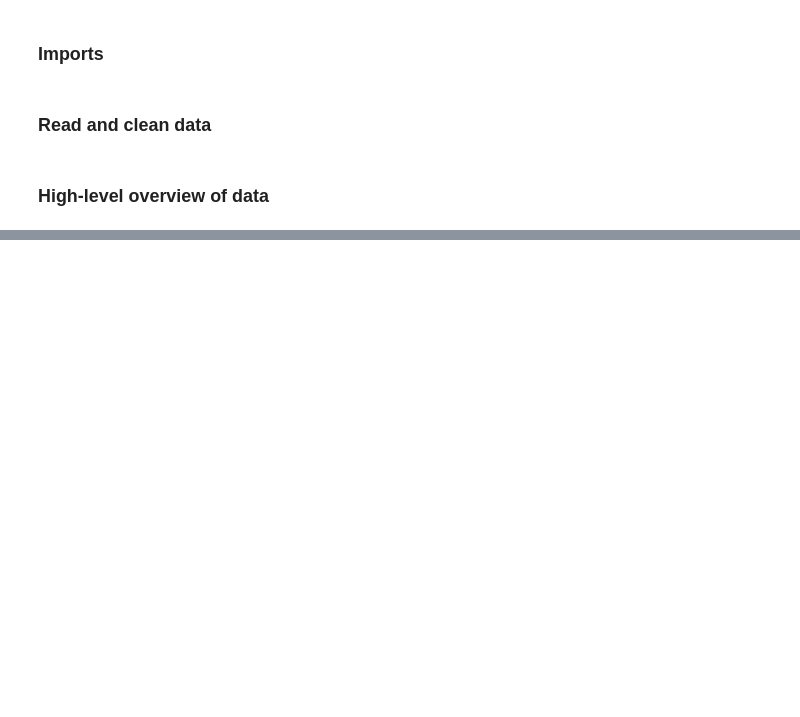
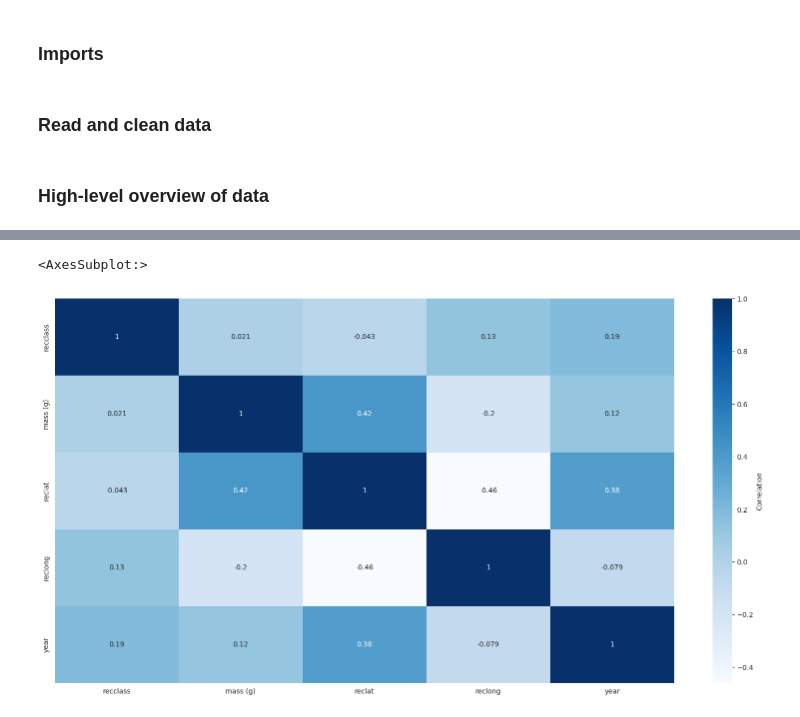
Before and after one commit to Dakobrah/Final, a Jupyter notebook: meteorites.ipynb, the cells around one changed output, grey strips where cells are left out. Cells and saved outputs as stored; diff of their text form; code cells hidden in the pictures; blank space fills up the shorter version.

```diff
--- a/meteorites.ipynb
+++ b/meteorites.ipynb
@@ -111,0 +144,21 @@ m
+# %%
+# down select to recclass and mass
+tdf = df[["recclass", "mass (g)", "reclat", "reclong", "year"]].dropna()
+tdf = tdf[tdf["year"] > 1975]
+tdf = tdf[tdf["year"] < 2015]
+tdf = tdf[tdf["mass (g)"] < 1000]
+
+ty = tdf["year"]
+tdf
+
+# convert recclass to a LabelEncoder
+from sklearn.preprocessing import LabelEncoder
+le = LabelEncoder()
+tdf["recclass"] = le.fit_transform(tdf["recclass"])
+tdf
+
+# Split the data into training and testing sets
+X_train, X_test, y_train, y_test = train_test_split(
+    tdf, ty, test_size=0.42, random_state=42
+)
+X_train
@@ -111,0 +179,12 @@ m
+# %%
+
+plt.figure(figsize=(20, 10))
+sns.heatmap(
+    tdf.corr(),
+    annot=True,
+    cmap="Blues",
+    cbar_kws={"label": "Correlation"},
+)
+# %% [output]
+<AxesSubplot:>
+[figure, added]
```
Also changed, not shown: parts of 13 cells of this notebook, 1 other file.
